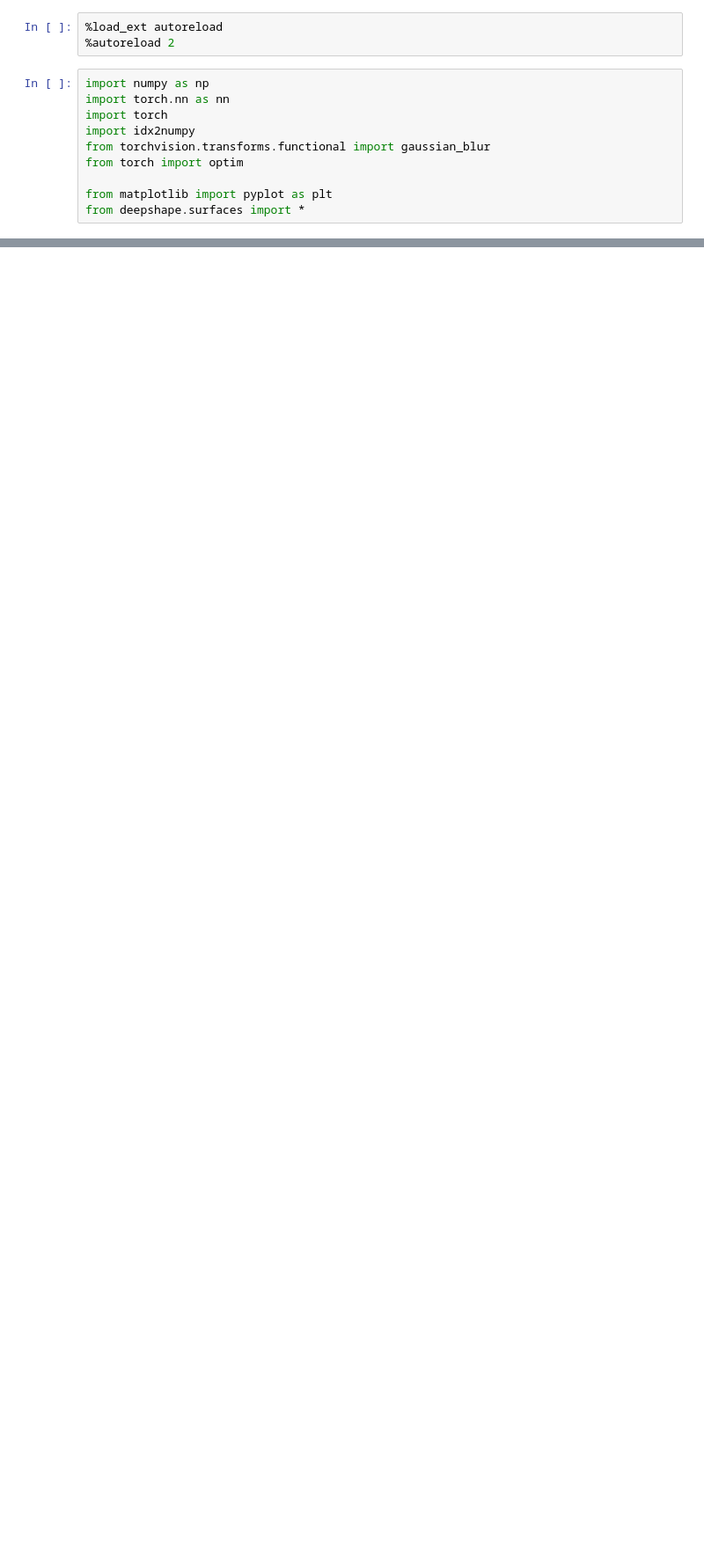
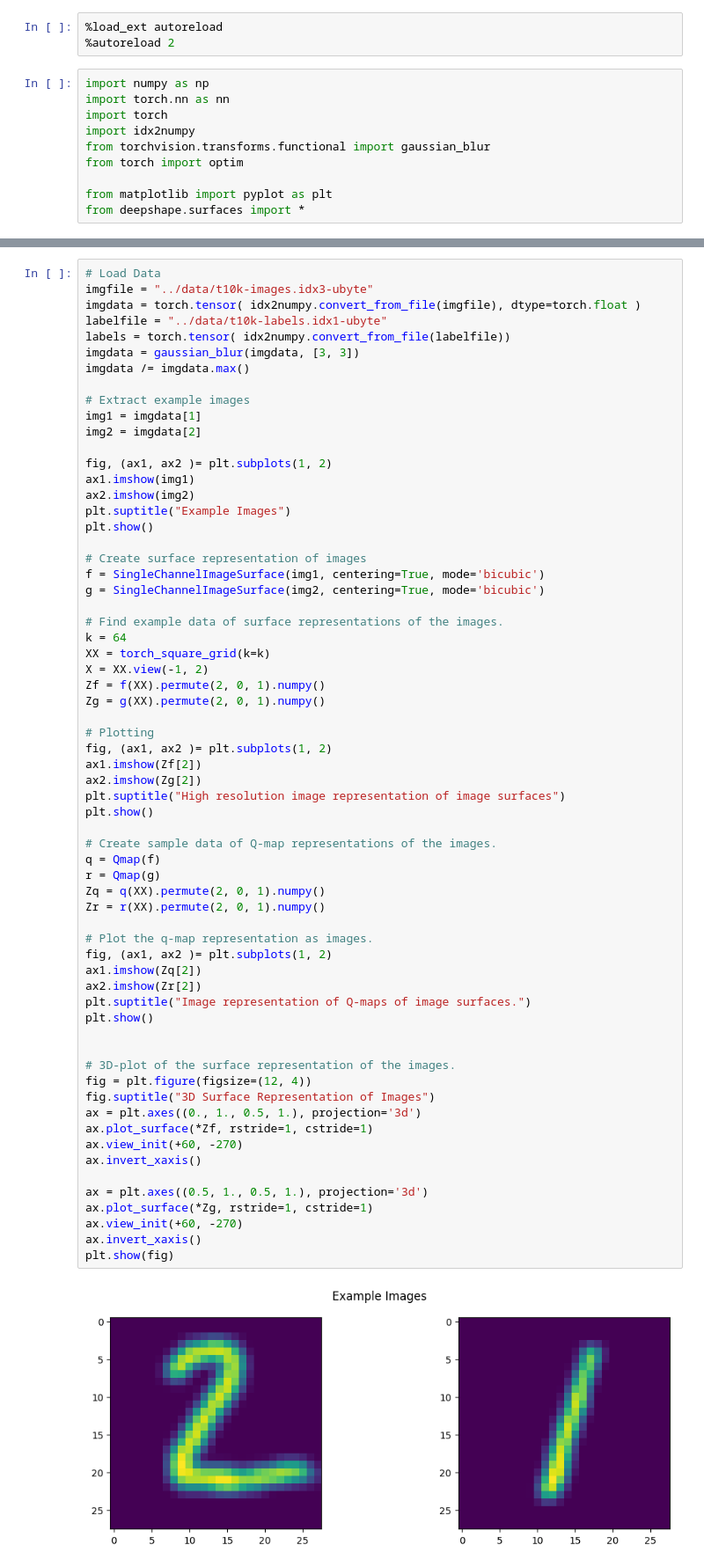
Before and after one commit to jorgenriseth/deepshape, a Jupyter notebook: example-notebooks/Digit Matching.ipynb, the cells around one changed output, grey strips where cells are left out. Shown at 88% size. Drawn from its saved outputs; the diff is of its cells as text; blank space fills up the shorter version.

```diff
--- a/example-notebooks/Digit Matching.ipynb
+++ b/example-notebooks/Digit Matching.ipynb
@@ -73,0 +14,66 @@ plt.show(fig)
+# %%
+# Load Data
+imgfile = "../data/t10k-images.idx3-ubyte"
+imgdata = torch.tensor( idx2numpy.convert_from_file(imgfile), dtype=torch.float )
+labelfile = "../data/t10k-labels.idx1-ubyte"
+labels = torch.tensor( idx2numpy.convert_from_file(labelfile))
+imgdata = gaussian_blur(imgdata, [3, 3])
+imgdata /= imgdata.max()
+
+# Extract example images
+img1 = imgdata[1]
+img2 = imgdata[2]
+
+fig, (ax1, ax2 )= plt.subplots(1, 2)
+ax1.imshow(img1)
+ax2.imshow(img2)
+plt.suptitle("Example Images")
+plt.show()
+
+# Create surface representation of images
+f = SingleChannelImageSurface(img1, centering=True, mode='bicubic')
+g = SingleChannelImageSurface(img2, centering=True, mode='bicubic')
+
+# Find example data of surface representations of the images.
+k = 64
+XX = torch_square_grid(k=k)
+X = XX.view(-1, 2)
+Zf = f(XX).permute(2, 0, 1).numpy()
+Zg = g(XX).permute(2, 0, 1).numpy()
+
+# Plotting
+fig, (ax1, ax2 )= plt.subplots(1, 2)
+ax1.imshow(Zf[2])
+ax2.imshow(Zg[2])
+plt.suptitle("High resolution image representation of image surfaces")
+plt.show()
+
+# Create sample data of Q-map representations of the images.
+q = Qmap(f)
+r = Qmap(g)
+Zq = q(XX).permute(2, 0, 1).numpy()
+Zr = r(XX).permute(2, 0, 1).numpy()
+
+# Plot the q-map representation as images.
+fig, (ax1, ax2 )= plt.subplots(1, 2)
+ax1.imshow(Zq[2])
+ax2.imshow(Zr[2])
+plt.suptitle("Image representation of Q-maps of image surfaces.")
+plt.show()
+
+
+# 3D-plot of the surface representation of the images.
+fig = plt.figure(figsize=(12, 4))
+fig.suptitle("3D Surface Representation of Images")
+ax = plt.axes((0., 1., 0.5, 1.), projection='3d')
+ax.plot_surface(*Zf, rstride=1, cstride=1)
+ax.view_init(+60, -270)
+ax.invert_xaxis()
+
+ax = plt.axes((0.5, 1., 0.5, 1.), projection='3d')
+ax.plot_surface(*Zg, rstride=1, cstride=1)
+ax.view_init(+60, -270)
+ax.invert_xaxis()
+plt.show(fig)
+# %% [output]
+[figure, added]
```
Also changed, not shown: parts of 15 cells of this notebook, 1 other file.
